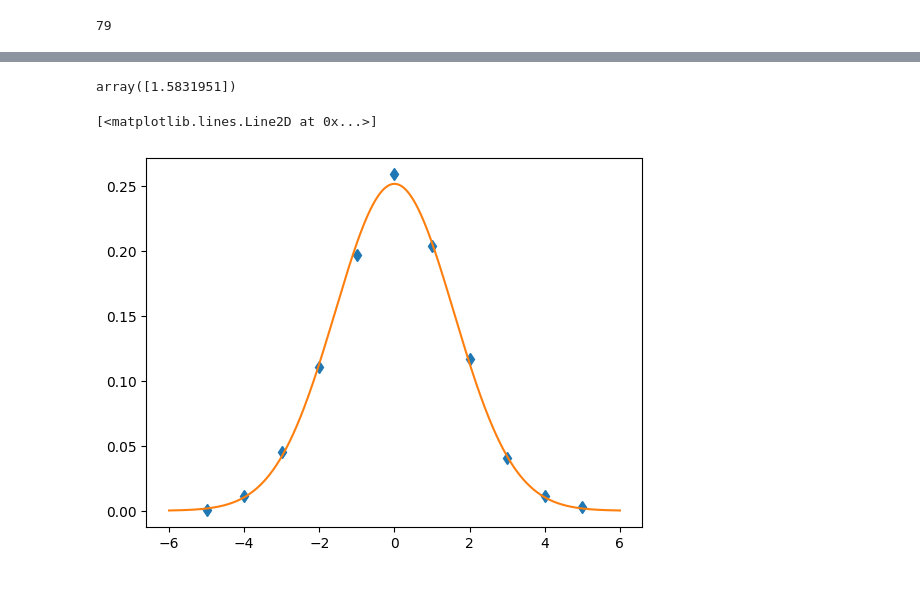
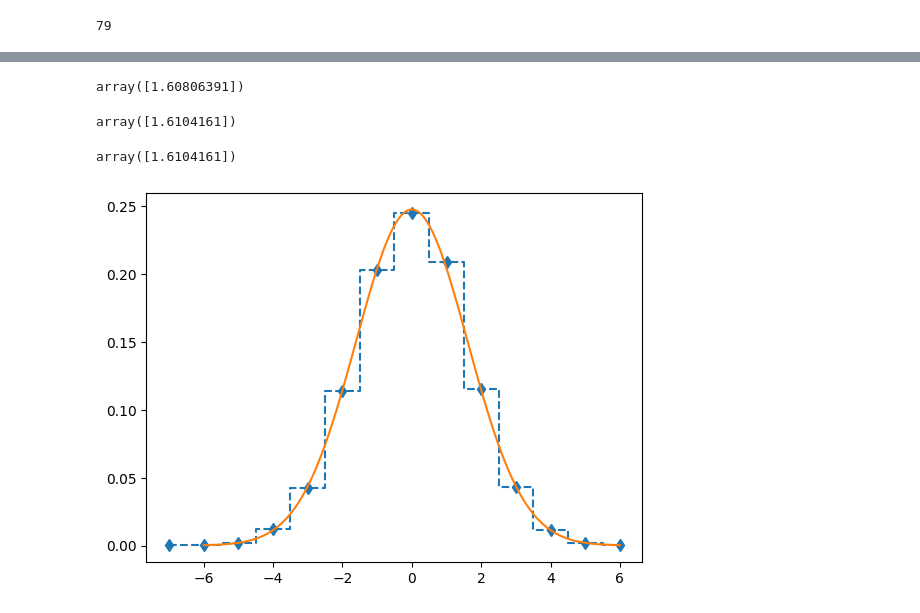
Before and after one commit to Gug-Young/Active_Rotator, a Jupyter notebook: Q-state/240110 Qstate.ipynb, the cells around one changed output, grey strips where cells are left out. Cells and saved outputs as stored; diff of their text form; code cells hidden in the pictures.

```diff
--- a/Q-state/240110 Qstate.ipynb
+++ b/Q-state/240110 Qstate.ipynb
@@ -15,7 +15,7 @@ R_m = []
 R_s = []
 R_std = []
 S_s = []
-for i in range(2,N+1):
+for i in range(1,N+1):
 
     A = np.load(f'dt=0.01/N={N},k={i}.npz')
     rs = A['rs']
@@ -37,7 +37,7 @@ R_m = []
 R_s = []
 R_std = []
 S_s2 = []
-ks2 = np.arange(21,N+1)
+ks2 = np.arange(1,N+1)
 for i in ks2:
 
     A = np.load(f'dt=0.01/N={N},k={i}.npz')
@@ -71,7 +71,7 @@ R2_m = []
 R2_s = []
 R2_std = []
 
-for i in range(21,N+1):
+for i in range(1,N+1):
 
     A = np.load(f'dt=0.01/N={N},k={i}.npz')
     rs = A['rs']
@@ -99,7 +100,7 @@ def fitting(x,sigma):
     return norm(x,0,sigma)
 # %%
 N = 80
-for i in range(2,80):
+for i in range(1,2):
 # A = np.load(f'dt=0.01/N={N},k={i}.npz')
     # A = np.load(f'N={N},k={i}.npz')
     A = np.load(f'dt=0.01/N={N},k={i}.npz')
@@ -110,6 +111,6 @@ for i in range(2,80):
     Q,C = np.unique(Qs, return_counts=True)
     P = C/ np.sum(C)
     popt, pcov  = curvefit(fitting,Q,P)
-    plt.plot(Q,P,'d')
+    plt.plot(Q,P,'d--',drawstyle='steps-mid')
     plt.plot(x,fitting(x,popt))
 # %% [output]
@@ -117,3 +118,7 @@ for i in range(2,80):
+# %%
+popt
+# %% [output]
+array([1.60806391])
 # %%
 Q,C = np.unique(Qs, return_counts=True)
 P = C/ np.sum(C)
@@ -122,10 +127,13 @@ P = C/ np.sum(C)
 popt, pcov  = curvefit(fitting,Q,P)
 popt
 # %% [output]
-array([1.5831951])
+array([1.6104161])
 # %%
-plt.plot(Q,P,'d')
+# plt.plot(Q,P,'d')
+plt.plot(Q,P,'d-',drawstyle='steps-mid',ls='--')
+# plt.hist(Qs,bins=100,density=True)
 plt.plot(x,fitting(x,popt))
+popt
 # %% [output]
-[<matplotlib.lines.Line2D at 0x...>]
+array([1.6104161])
-[figure, old version]
+[figure, new version]
```
Also changed, not shown: parts of 4 cells of this notebook, 4 other files.
